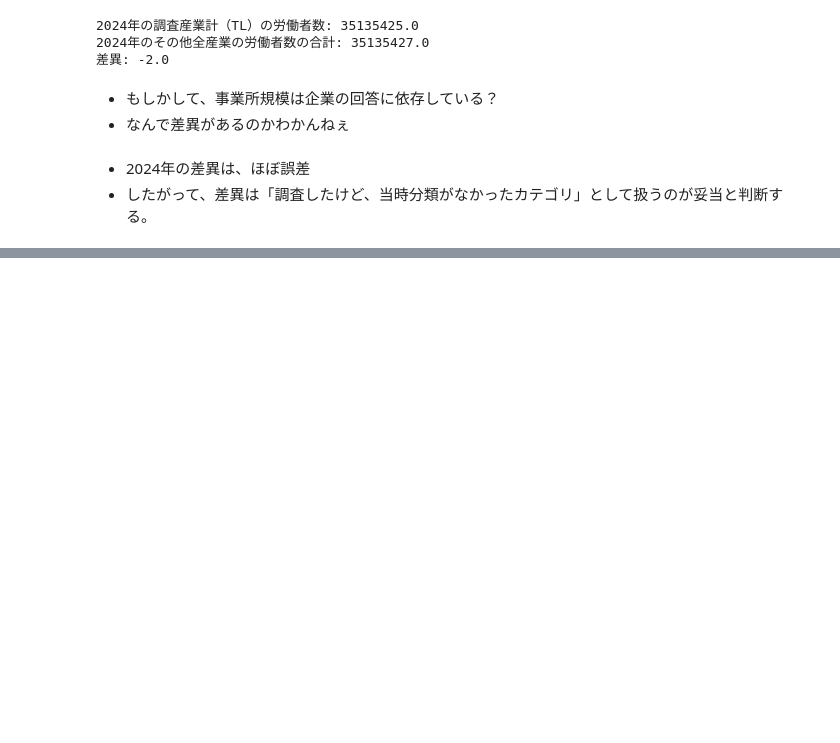
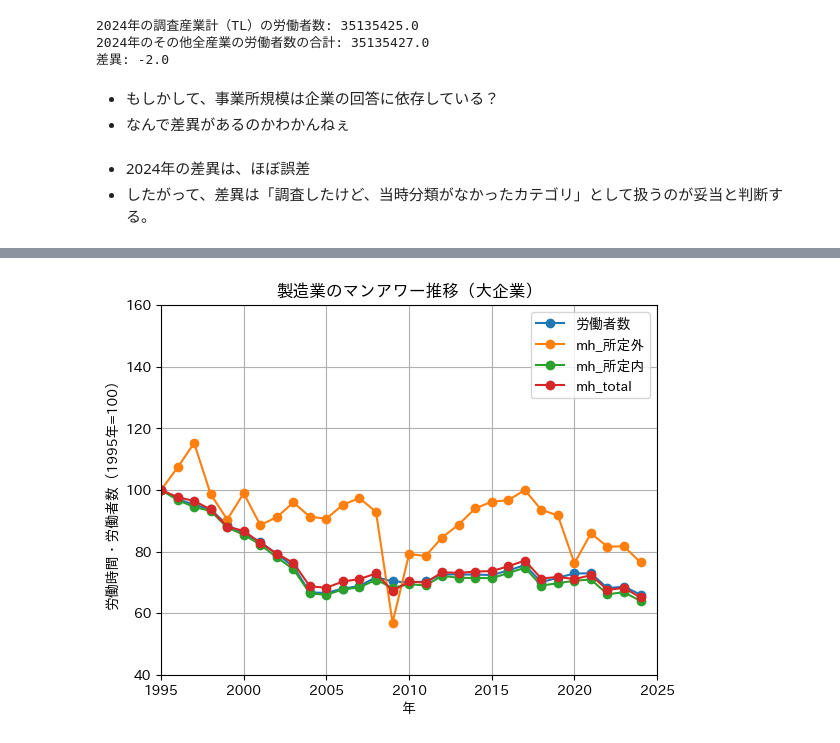
Before and after one commit to M-Yusei1001/K417_Capstone_G9, a Jupyter notebook: eda.ipynb, the cells around one changed output, grey strips where cells are left out. Drawn from its saved outputs; the diff is of its cells as text; code cells hidden in the pictures; blank space fills up the shorter version.

```diff
--- a/eda.ipynb
+++ b/eda.ipynb
@@ -1637,0 +1768,5 @@ all_wages.head()
+# %%
+manhour_data["mh_所定外"] = manhour_data["所定外労働時間"] * manhour_data["労働者数"]
+manhour_data["mh_所定内"] = manhour_data["所定内労働時間"] * manhour_data["労働者数"]
+manhour_data["mh_total"] = manhour_data["mh_所定外"] + manhour_data["mh_所定内"]
+manhour_data.head()
@@ -1637,0 +1780,22 @@ all_wages.head()
+# %%
+mh_e_4 = manhour_data[(manhour_data["規模"] == "4") & (manhour_data["産業分類"] == "E")]
+mh_e_4 = mh_e_4.drop(columns=["規模", "産業分類"])
+
+mh_e_m = manhour_data[(manhour_data["産業分類"] == "E") & (manhour_data["規模"] == "M")]
+mh_e_m = mh_e_m.drop(columns=["産業分類", "規模"])
+# %%
+mh_e_4_to_plot = mh_e_4.copy()
+mh_e_4_to_plot["mh_所定外"] = round((mh_e_4_to_plot["mh_所定外"] / mh_e_4_to_plot[mh_e_4_to_plot["年"] == 1995]["mh_所定外"].values[0]) * 100, 3)
+mh_e_4_to_plot["mh_所定内"] = round((mh_e_4_to_plot["mh_所定内"] / mh_e_4_to_plot[mh_e_4_to_plot["年"] == 1995]["mh_所定内"].values[0]) * 100, 3)
+mh_e_4_to_plot["mh_total"] = round((mh_e_4_to_plot["mh_total"] / mh_e_4_to_plot[mh_e_4_to_plot["年"] == 1995]["mh_total"].values[0]) * 100, 3)
+mh_e_4_to_plot["労働者数"] = round((mh_e_4_to_plot["労働者数"] / mh_e_4_to_plot[mh_e_4_to_plot["年"] == 1995]["労働者数"].values[0]) * 100, 3)
+mh_e_4_to_plot.plot(x="年", y=["労働者数", "mh_所定外", "mh_所定内", "mh_total"], marker='o')
+plt.xlabel("年")
+plt.ylabel("労働時間・労働者数（1995年=100）")
+plt.xlim(1995, 2025)
+plt.ylim(40, 160)
+plt.grid(True)
+plt.title("製造業のマンアワー推移（大企業）")
+plt.show()
+# %% [output]
+[figure, added]
```
Also changed, not shown: parts of 26 cells of this notebook, 2 other files.
